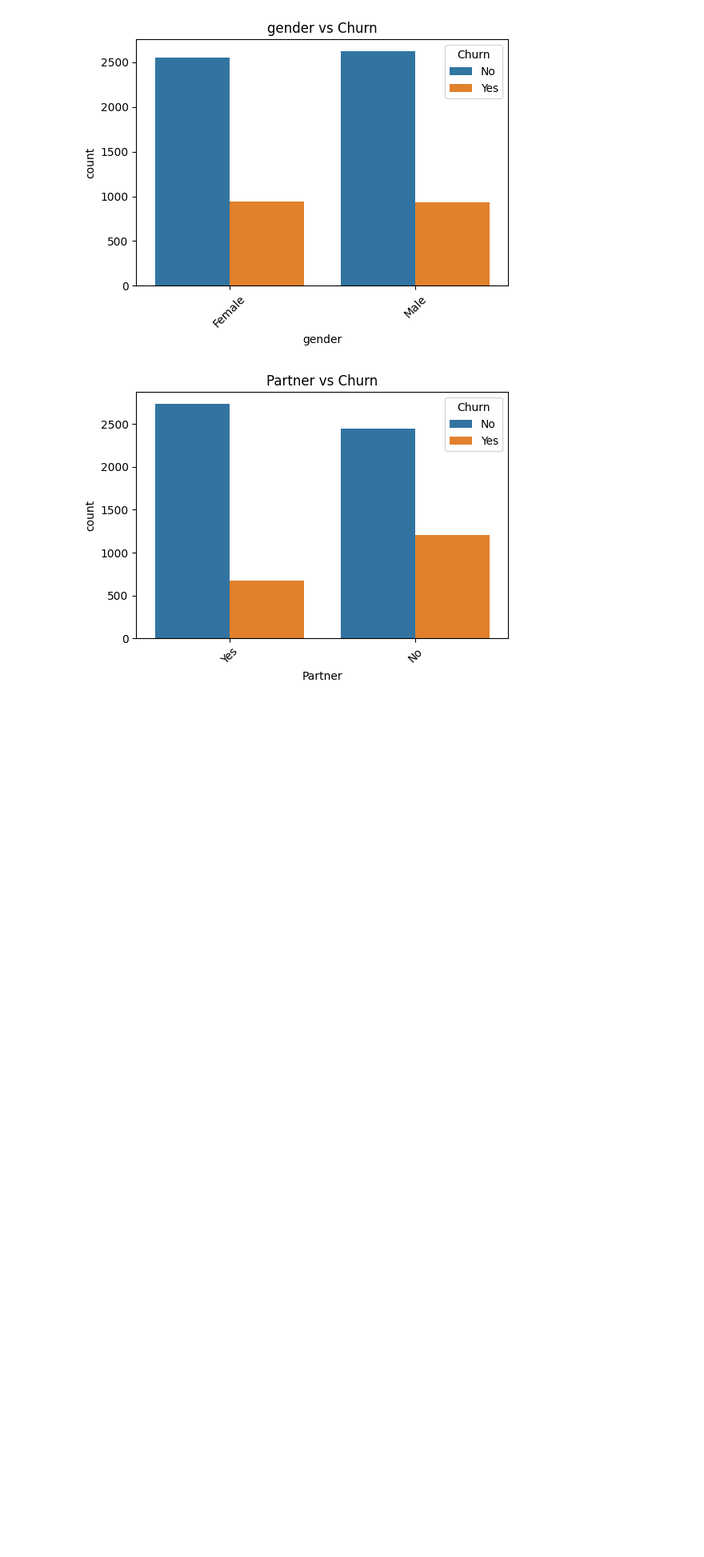
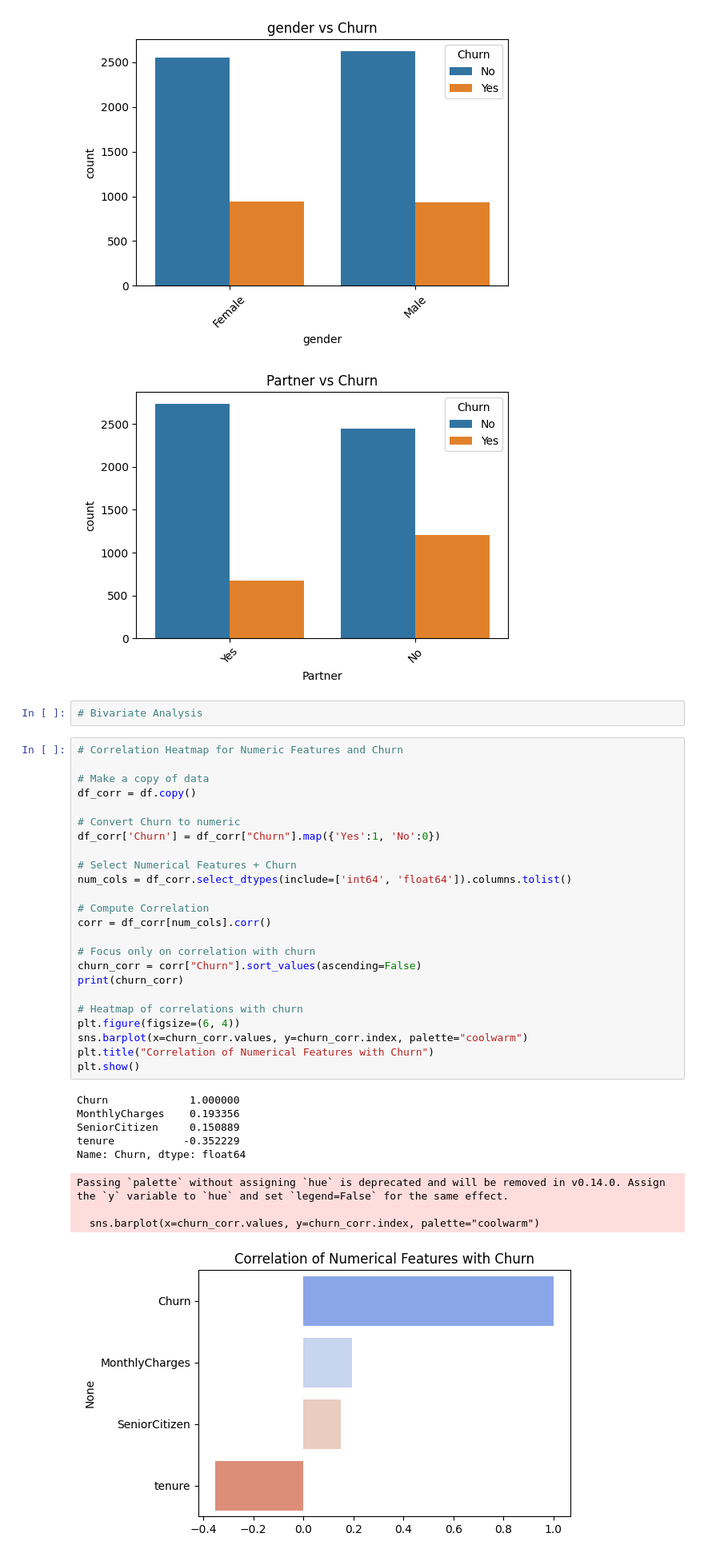
Before and after one commit to BHARATH077/customer-churn-ml, a Jupyter notebook: notebooks/01_data_exploration.ipynb, the cells around one changed output. Shown: that part at 80% size. Saved outputs shown, nothing was run; the diff lists cells and outputs as text; blank space fills up the shorter version.

Commit message:
Bivariate analysis: correlations + categorical vs churn with insights

```diff
--- a/notebooks/01_data_exploration.ipynb
+++ b/notebooks/01_data_exploration.ipynb
@@ -98,3 +98,39 @@ Name: count, dtype: int64
 [figure]
 [figure]
 [figure]
+# %%
+# Bivariate Analysis
+# %%
+# Correlation Heatmap for Numeric Features and Churn
+
+# Make a copy of data
+df_corr = df.copy()
+
+# Convert Churn to numeric
+df_corr['Churn'] = df_corr["Churn"].map({'Yes':1, 'No':0})
+
+# Select Numerical Features + Churn
+num_cols = df_corr.select_dtypes(include=['int64', 'float64']).columns.tolist()
+
+# Compute Correlation
+corr = df_corr[num_cols].corr()
+
+# Focus only on correlation with churn
+churn_corr = corr["Churn"].sort_values(ascending=False)
+print(churn_corr)
+
+# Heatmap of correlations with churn
+plt.figure(figsize=(6, 4))
+sns.barplot(x=churn_corr.values, y=churn_corr.index, palette="coolwarm")
+plt.title("Correlation of Numerical Features with Churn")
+plt.show()
+# %% [output]
+Churn             1.000000
+MonthlyCharges    0.193356
+SeniorCitizen     0.150889
+tenure           -0.352229
+Name: Churn, dtype: float64
+Passing `palette` without assigning `hue` is deprecated and will be removed in v0.14.0. Assign the `y` variable to `hue` and set `legend=False` for the same effect.
+
+  sns.barplot(x=churn_corr.values, y=churn_corr.index, palette="coolwarm")
+[figure, added]
```
Also changed, not shown: parts of 3 cells of this notebook.
